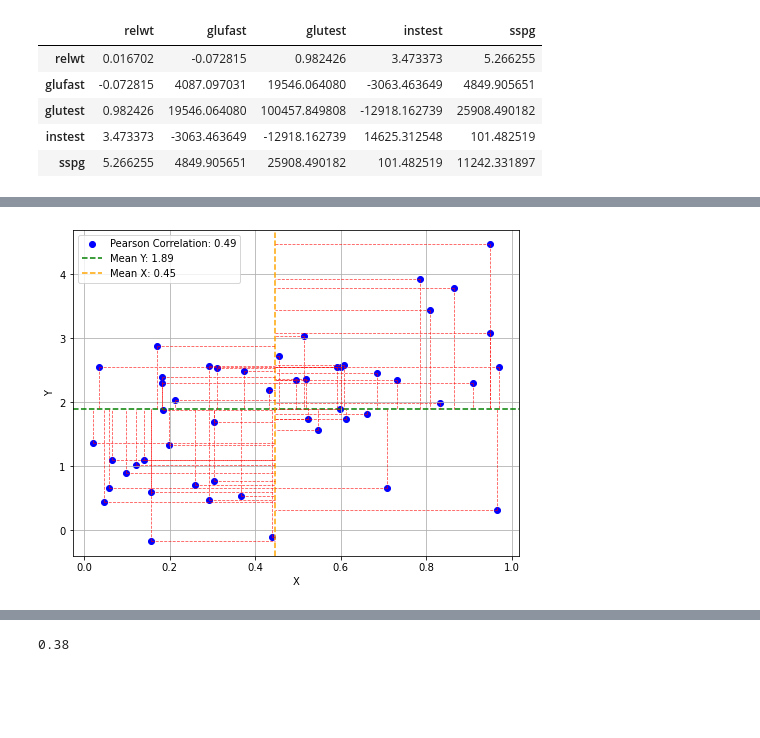
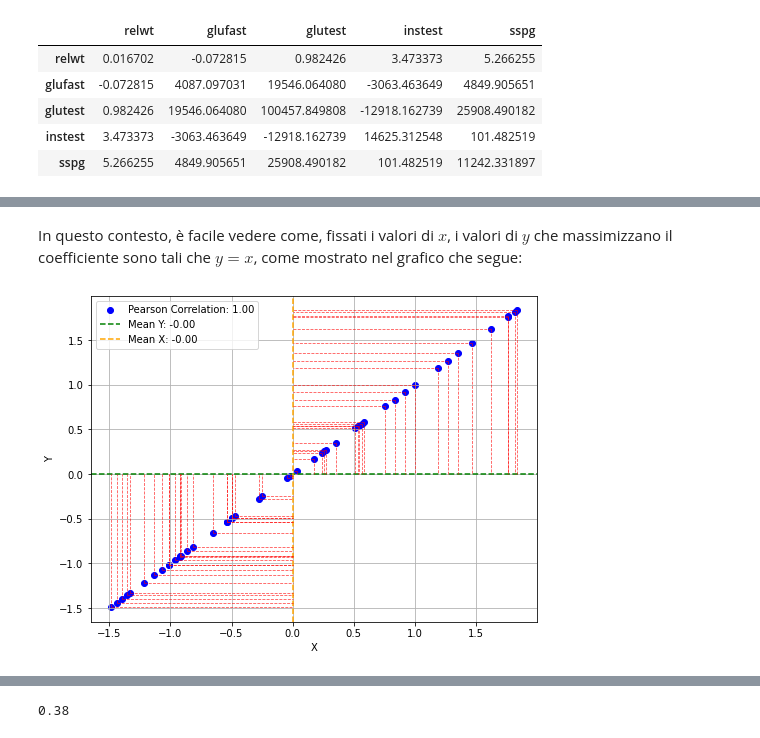
Before and after one commit to antoninofurnari/fadlecturenotes2425, a Jupyter notebook: lecturenotes/lectures/lecture3/02_associazione_variabili.ipynb, the cells around one changed output, grey strips where cells are left out. Drawn from its saved outputs; the diff is of its cells as text; code cells hidden in the pictures; blank space fills up the shorter version.

```diff
--- a/lecturenotes/lectures/lecture3/02_associazione_variabili.ipynb
+++ b/lecturenotes/lectures/lecture3/02_associazione_variabili.ipynb
@@ -644,3 +775,5 @@ Queste quantità hanno una interpretazione geometrica. Consideriamo il seguente
+# %% [markdown]
+In questo contesto, è facile vedere come, fissati i valori di $x$, i valori di $y$ che massimizzano il coefficiente sono tali che $y=x$, come mostrato nel grafico che segue:
 # %%
 import matplotlib.pyplot as plt
 import numpy as np
@@ -649,37 +782,40 @@ from scipy.stats import pearsonr
 # Generate example data
 np.random.seed(42)
 x = np.random.rand(50)
-y = 2 * x + 1 + np.random.randn(50)  # A linear relationship with some noise
+y = x# 2 * x + 1 + np.random.randn(50)  # A linear relationship with some noise
 
 # Calculate the Pearson correlation coefficient
 corr_coeff, _ = pearsonr(x, y)
+
+x = zscore(x)
+y = zscore(y)
 
 # Calculate the means of the two samples
 mean_x = np.mean(x)
 mean_y = np.mean(y)
 
 # Create a scatter plot
 plt.figure(figsize=(8, 6))
 plt.scatter(x, y, label=f'Pearson Correlation: {corr_coeff:.2f}', color='blue')
 
 # Plot the means as horizontal and vertical lines
 plt.axhline(mean_y, color='green', linestyle='--', label=f'Mean Y: {mean_y:.2f}')
 plt.axvline(mean_x, color='orange', linestyle='--', label=f'Mean X: {mean_x:.2f}')
 
 # Add line segments from data points to the respective mean lines
 for i in range(len(x)):
     plt.plot([x[i], mean_x], [y[i], y[i]], 'r--', linewidth=0.8, alpha=0.7)
     plt.plot([x[i], x[i]], [y[i], mean_y], 'r--', linewidth=0.8, alpha=0.7)
 
 # Labels and title
 plt.xlabel('X')
 plt.ylabel('Y')
 
 # Show legend
 plt.legend()
 
 # Display the plot
 plt.grid()
 plt.show()
 # %% [output]
-[figure, old version]
+[figure, new version]
```
Also changed, not shown: parts of 14 cells of this notebook, 1 other file.
